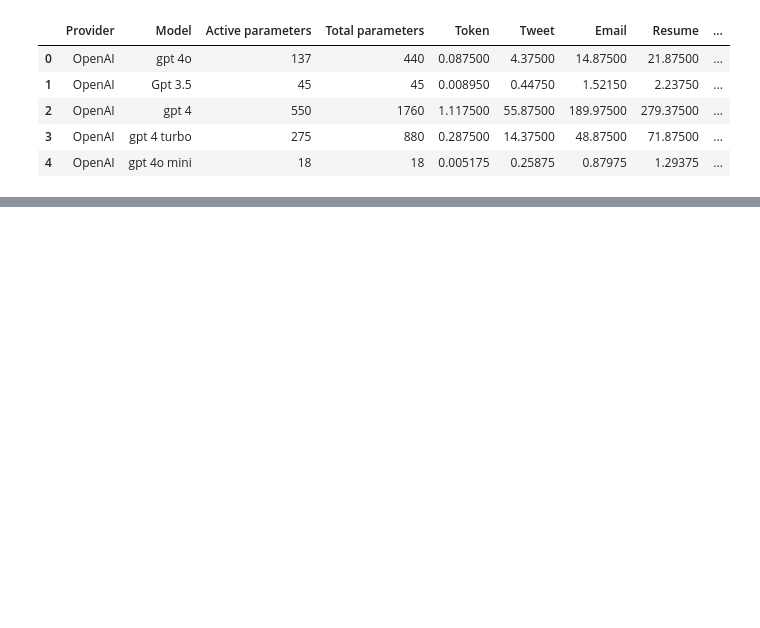
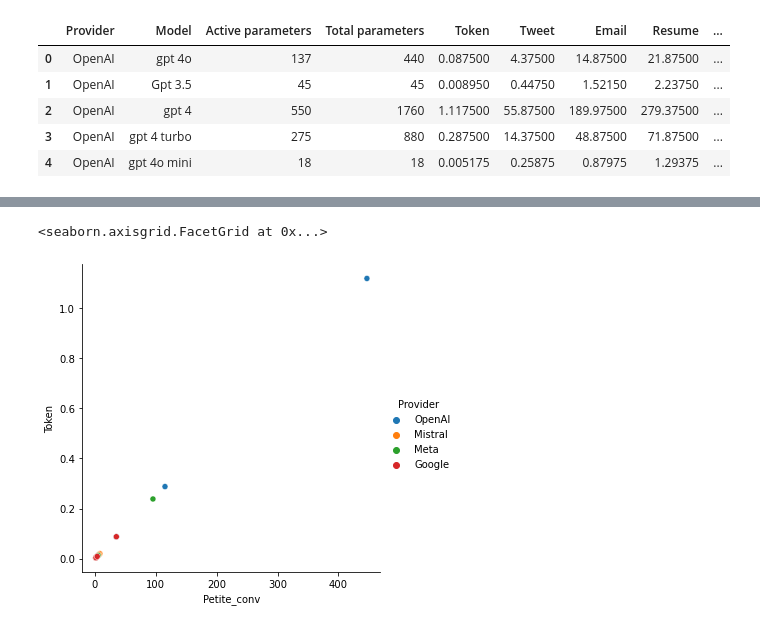
Before and after one commit to AnnaBonnet/MouettesSavantes, a Jupyter notebook: notebook_mouettes_IA_generative.ipynb, the cells around one changed output, grey strips where cells are left out. Drawn from its saved outputs; the diff is of its cells as text; code cells hidden in the pictures; blank space fills up the shorter version.

```diff
--- a/notebook_mouettes_IA_generative.ipynb
+++ b/notebook_mouettes_IA_generative.ipynb
@@ -64,0 +68,5 @@ cout_pays.head()
+# %%
+sns.relplot(y='Token', x='Petite_conv', hue='Provider',  data=cons_ia)
+# %% [output]
+<seaborn.axisgrid.FacetGrid at 0x...>
+[figure, added]
```
Also changed, not shown: parts of 11 cells of this notebook.
